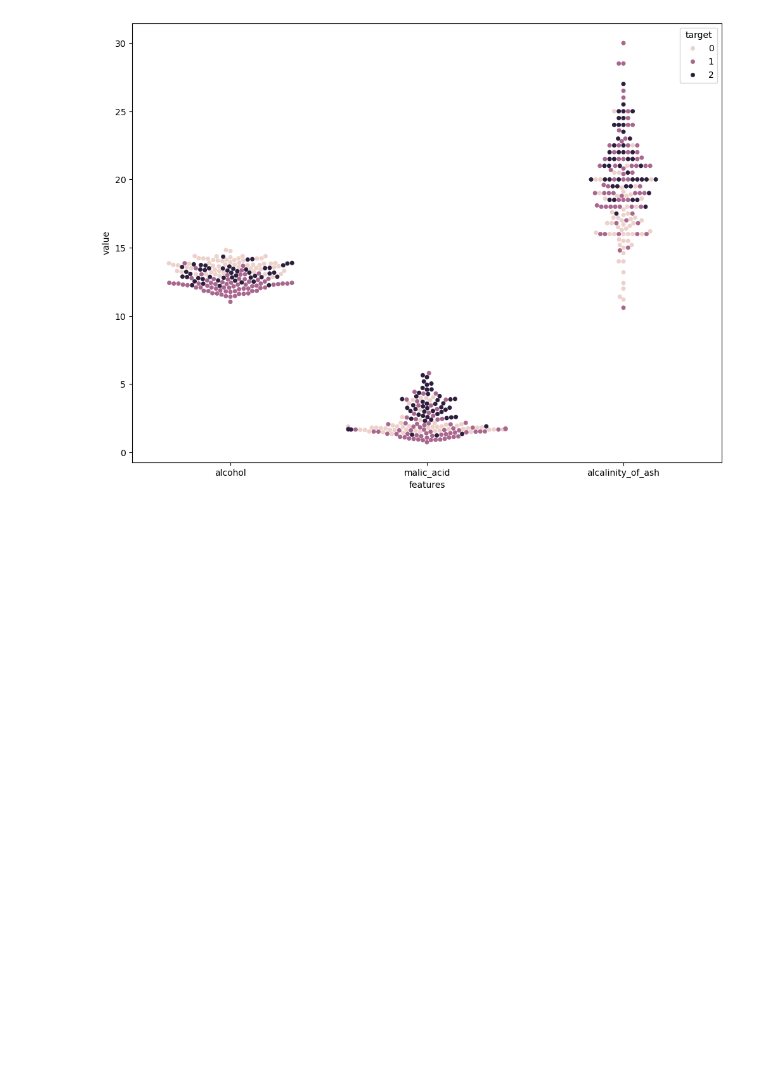
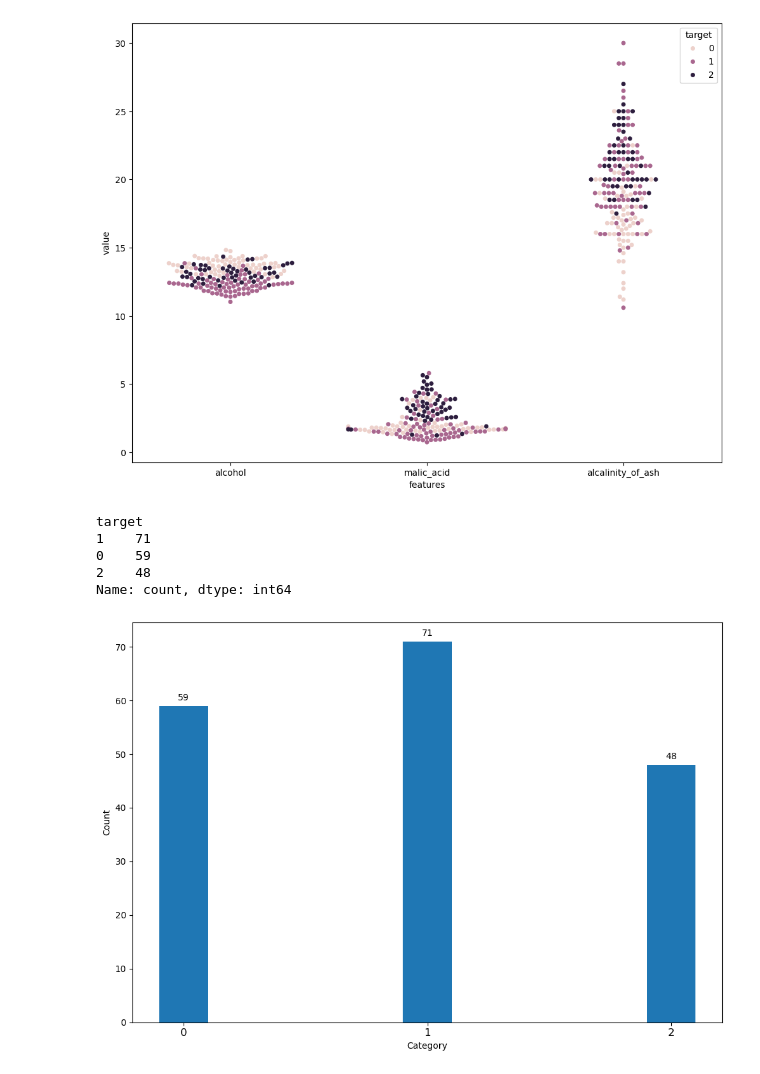
Before and after one commit to Malinda1/feature_selection, a Jupyter notebook: feature_selection.ipynb, the cells around one changed output. Drawn from its saved outputs; the diff is of its cells as text; code cells hidden in the pictures; blank space fills up the shorter version.

Commit message:
create bar chart for represent the value count in the target variable

```diff
--- a/feature_selection.ipynb
+++ b/feature_selection.ipynb
@@ -6,7 +6,7 @@ from sklearn.datasets import load_wine
 
 %matplotlib inline
 # %%
-plt.rcParams['figure.figsize'] = (12, 9)
+plt.rcParams['figure.figsize'] = (10, 7)
 # %%
 # Read the dataset
 
@@ -39,3 +39,30 @@ swarmplot(data = data_to_plot, x = 'features', y = 'value', hue = 'target')
 # %% [output]
 <Axes: xlabel='features', ylabel='value'>
 [figure]
+# %%
+wine_df['target'].value_counts()
+# %% [output]
+target
+1    71
+0    59
+2    48
+Name: count, dtype: int64
+# %%
+fig, ax = plt.subplots()
+
+x = [0, 1, 2]
+y = [59, 71, 48]
+
+ax.bar(x, y, width = 0.2)
+ax.set_xlabel('Category')
+ax.set_ylabel('Count')
+ax.set_xticks([0, 1, 2])
+ax.set_xticklabels([0, 1, 2], fontsize = 12)
+
+
+for index, value in enumerate(y):
+    plt.text(x = int(index), y = value+1, s = str(value), ha = 'center')
+
+plt.tight_layout()
+# %% [output]
+[figure, added]
```
